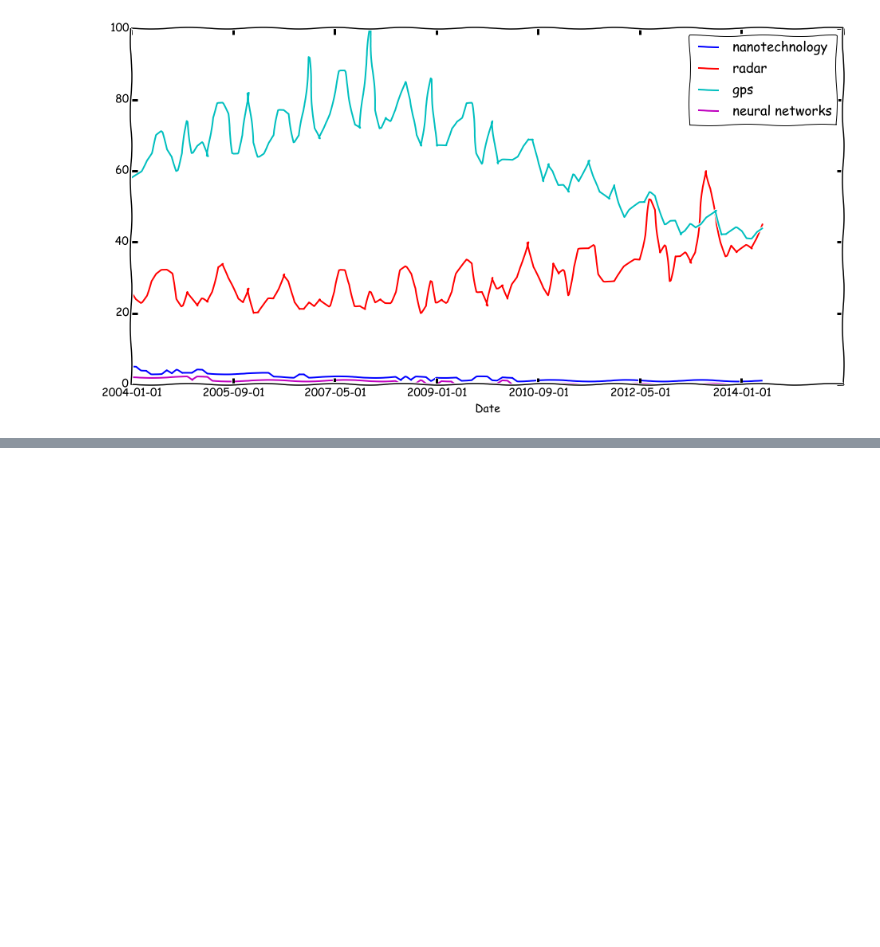
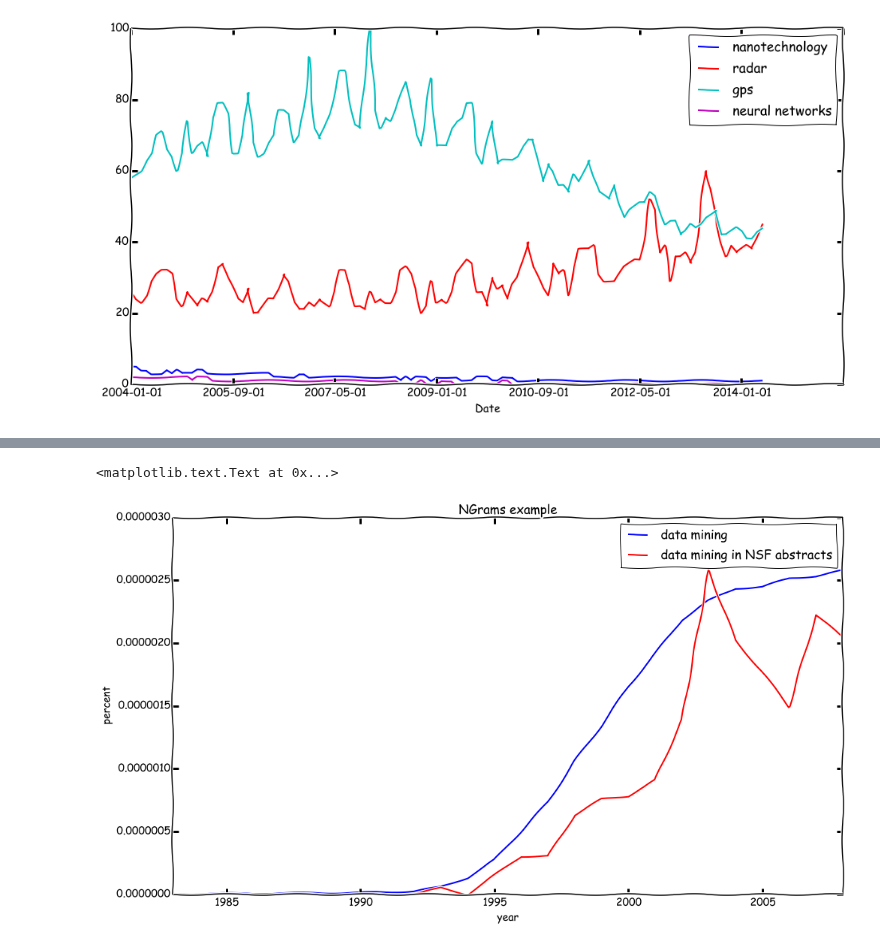
Before and after one commit to realmichaelzyy/cs249project, a Jupyter notebook: MarksTestNotebook.ipynb, the cells around one changed output, grey strips where cells are left out. Cells and saved outputs as stored; diff of their text form; code cells hidden in the pictures; blank space fills up the shorter version.

```diff
--- a/MarksTestNotebook.ipynb
+++ b/MarksTestNotebook.ipynb
@@ -344,0 +389,21 @@ pylab.title('NGrams example')
+# %%
+term = 'data mining'
+freq = []
+for i in range(len(pieces)):
+    abstracts = pieces[i].ix[:,18].dropna()
+    count = abstracts.apply(lambda x : 1 if term in x else 0).tolist().count(1)
+    #print(str(pieces[i].year[0])+": "+str(count))
+    freq.append(float(count))
+
+quer = runQuery(term)
+quer.set_index('year',inplace=True)
+maxfreq = max(freq)
+quer[term+' in NSF abstracts'] = map(lambda x : (x / maxfreq)*quer.ix[:,0].max(), freq)
+
+#using dates for which we have NSF abstract information
+quer.plot(xlim=(1983,2008))
+pylab.ylabel('percent')
+pylab.title('NGrams example')
+# %% [output]
+<matplotlib.text.Text at 0x...>
+[figure, added]
```
Also changed, not shown: parts of 4 cells of this notebook, 3 other files.
